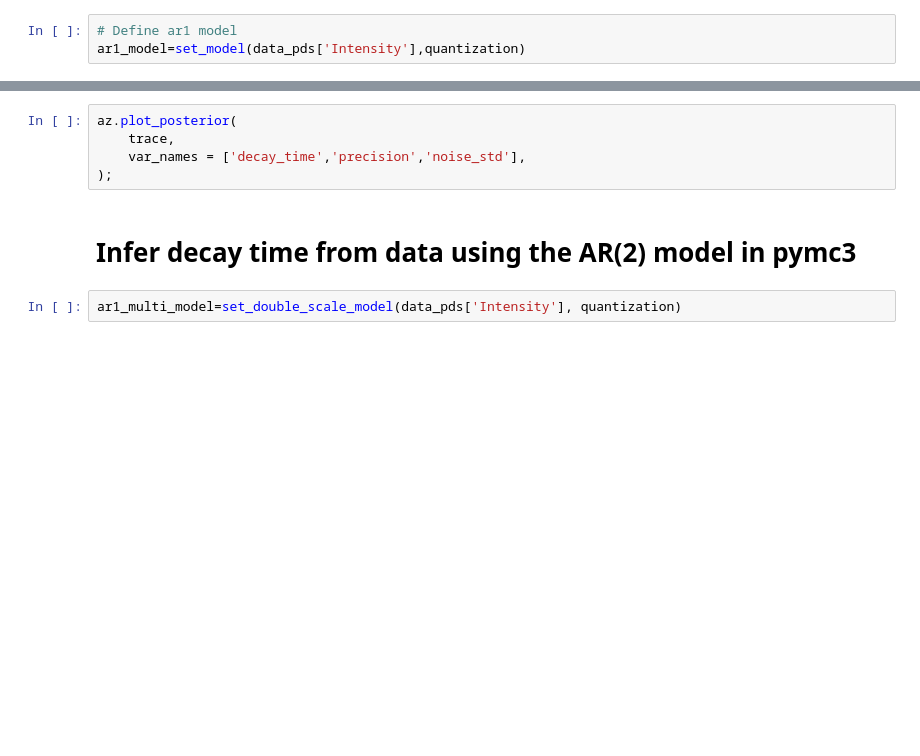
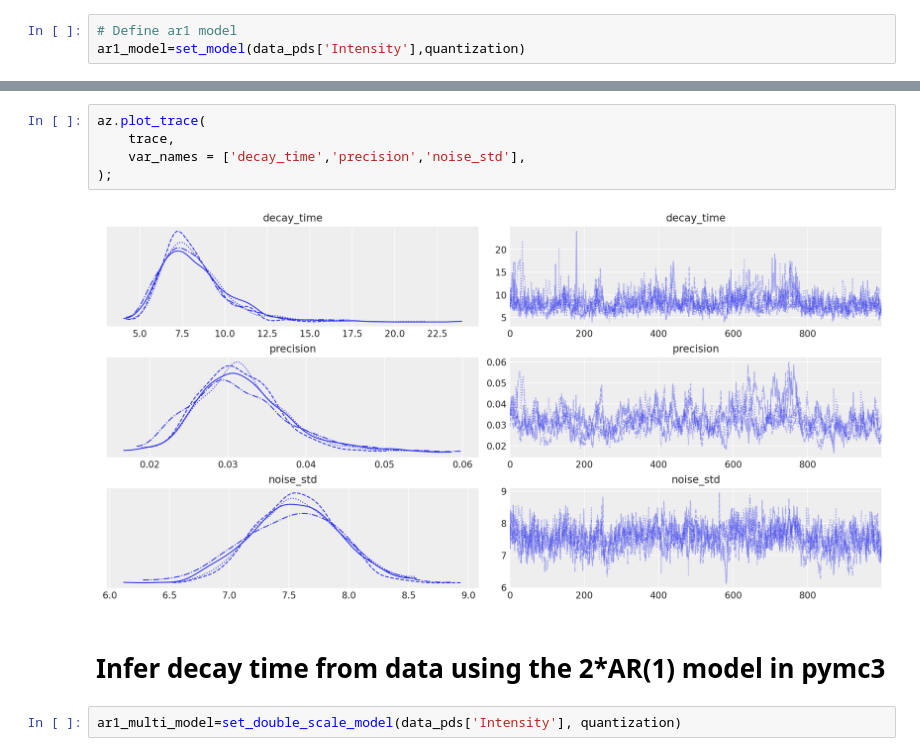
Before and after one commit to wwy-wwy-wwy/Biomolecular-Condensates, a Jupyter notebook: documentation.ipynb, the cells around one changed output, grey strips where cells are left out. Drawn from its saved outputs; the diff is of its cells as text; blank space fills up the shorter version.

```diff
--- a/documentation.ipynb
+++ b/documentation.ipynb
@@ -97,10 +112,12 @@ with ar1_model:
 # %%
-az.plot_posterior(
+az.plot_trace(
     trace,
     var_names = ['decay_time','precision','noise_std'],
 );
+# %% [output]
+[figure, added]
 # %% [markdown]
-# Infer decay time from data using the AR(2) model in pymc3
+# Infer decay time from data using the 2*AR(1) model in pymc3
 # %%
 ar1_multi_model=set_double_scale_model(data_pds['Intensity'], quantization)
 # %%
```
Also changed, not shown: parts of 2 cells of this notebook.
